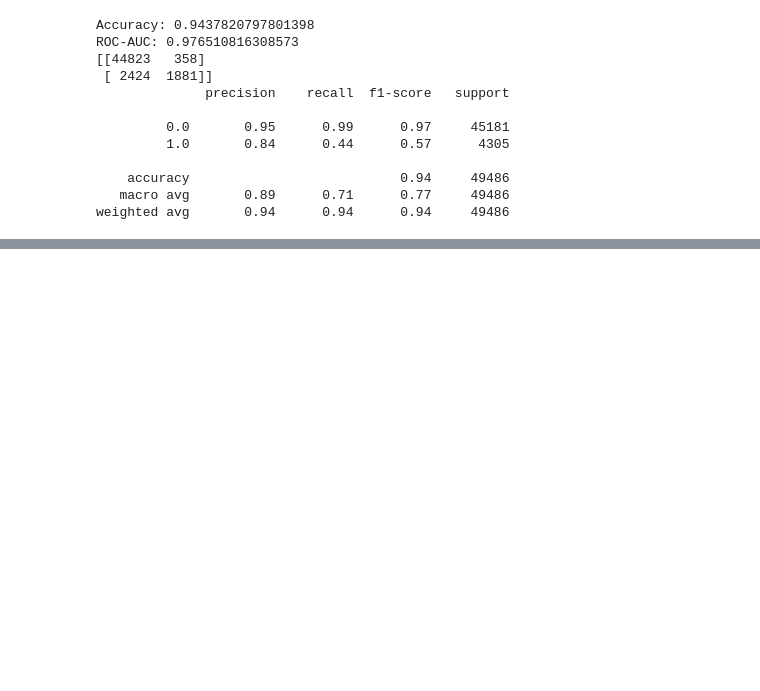
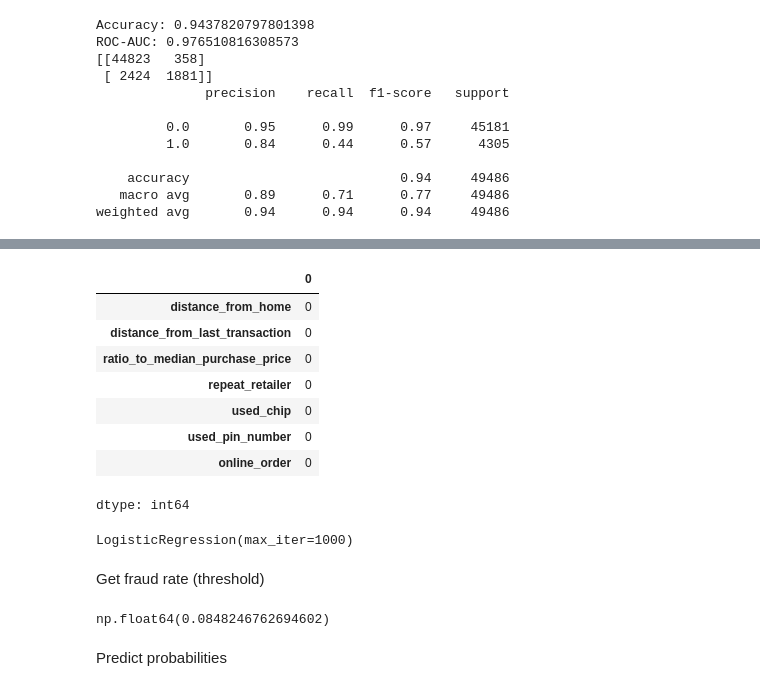
Before and after one commit to madhuh1210/sf-intern, a Jupyter notebook: madhuintern.ipynb, the cells around one changed output, grey strips where cells are left out. Cells and saved outputs as stored; diff of their text form; code cells hidden in the pictures; blank space fills up the shorter version.

```diff
--- a/madhuintern.ipynb
+++ b/madhuintern.ipynb
@@ -836,0 +866,12 @@ weighted avg       0.94      0.94      0.94     49486
+# %%
+X.isna().sum()
+# %% [output]
+|  | 0 |
+| distance_from_home | 0 |
+| distance_from_last_transaction | 0 |
+| ratio_to_median_purchase_price | 0 |
+| repeat_retailer | 0 |
+| used_chip | 0 |
+| used_pin_number | 0 |
+| online_order | 0 |
+dtype: int64
@@ -836,0 +887,16 @@ weighted avg       0.94      0.94      0.94     49486
+# %%
+from sklearn.linear_model import LogisticRegression
+
+log_reg = LogisticRegression(max_iter=1000)
+log_reg.fit(X_train, y_train)
+# %% [output]
+LogisticRegression(max_iter=1000)
+# %% [markdown]
+Get fraud rate (threshold)
+# %%
+fraud_rate = df['fraud'].mean()
+fraud_rate
+# %% [output]
+np.float64(0.0848246762694602)
+# %% [markdown]
+Predict probabilities
```
Also changed, not shown: parts of 36 cells of this notebook.
